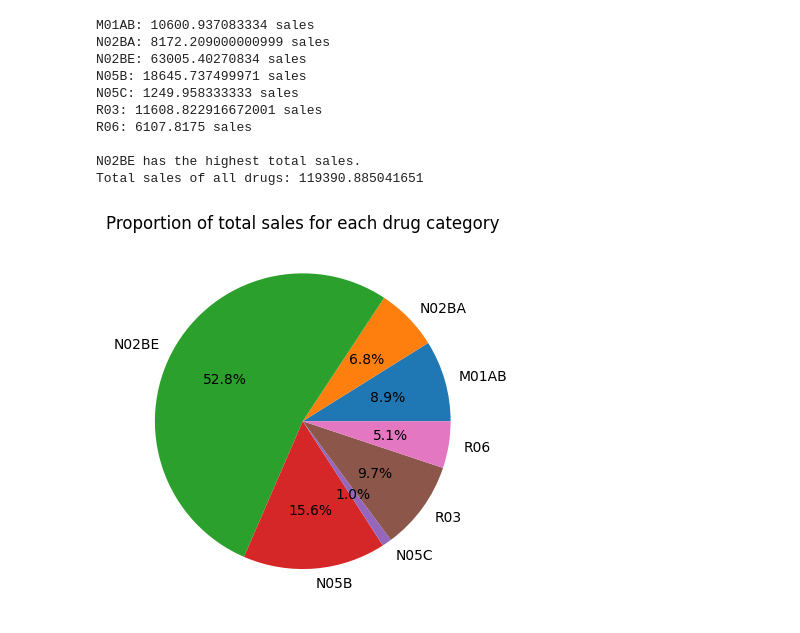
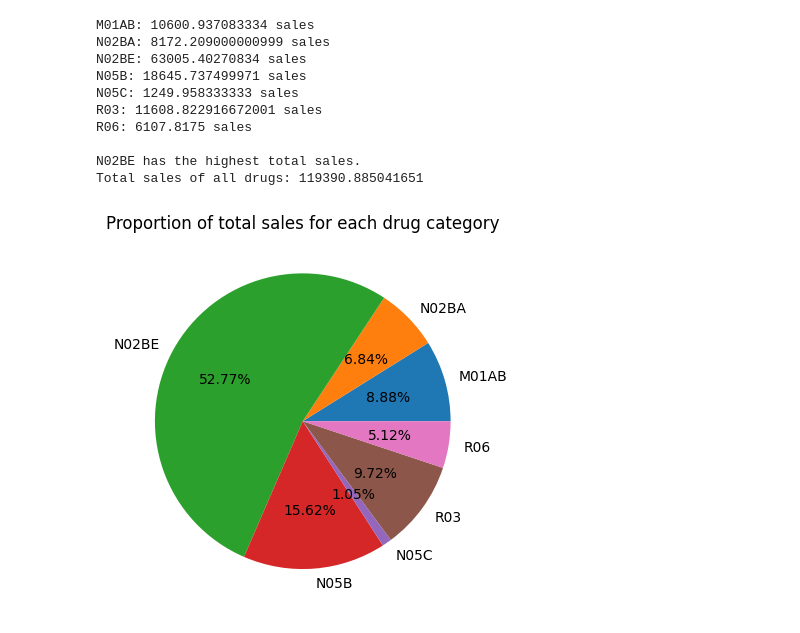
Before and after one commit to jymewill24/Analyzing-Pharma-Sales-Data, a Jupyter notebook: main.ipynb, the cells around one changed output. Saved outputs shown, nothing was run; the diff lists cells and outputs as text; code cells hidden in the pictures.

```diff
--- a/main.ipynb
+++ b/main.ipynb
@@ -5,32 +5,31 @@ import matplotlib.pyplot as plt
 dataset = pandas.read_csv("salesdaily.csv")
 # %%
 # What are the total sales quantities for each drug category (ATC code)?
-
 data = [dataset["M01AB"].sum(), dataset["N02BA"].sum(), dataset["N02BE"].sum(), dataset["N05B"].sum(), dataset["N05C"].sum(), dataset["R03"].sum(), dataset["R06"].sum()]
 
 highest_sales = None
 for i, category in enumerate(["M01AB", "N02BA", "N02BE", "N05B", "N05C", "R03", "R06"]):
     print(f"{category}: {data[i]} sales")
     if max(data) == data[i]:
         highest_sales = category
 
 # Which individual drug brands have the highest total sales?
 print()
 print(f"{highest_sales} has the highest total sales.")
 print(f"Total sales of all drugs: {sum(data)}")
 
-plt.pie(data, labels=["M01AB", "N02BA", "N02BE", "N05B", "N05C", "R03", "R06"], autopct="%1.1f%%")
+plt.pie(data, labels=["M01AB", "N02BA", "N02BE", "N05B", "N05C", "R03", "R06"], autopct="%1.2f%%")
 plt.title("Proportion of total sales for each drug category")
 plt.show()
 # %% [output]
 M01AB: 10600.937083334 sales
 N02BA: 8172.209000000999 sales
 N02BE: 63005.40270834 sales
 N05B: 18645.737499971 sales
 N05C: 1249.958333333 sales
 R03: 11608.822916672001 sales
 R06: 6107.8175 sales
 
 N02BE has the highest total sales.
 Total sales of all drugs: 119390.885041651
-[figure, old version]
+[figure, new version]
```
